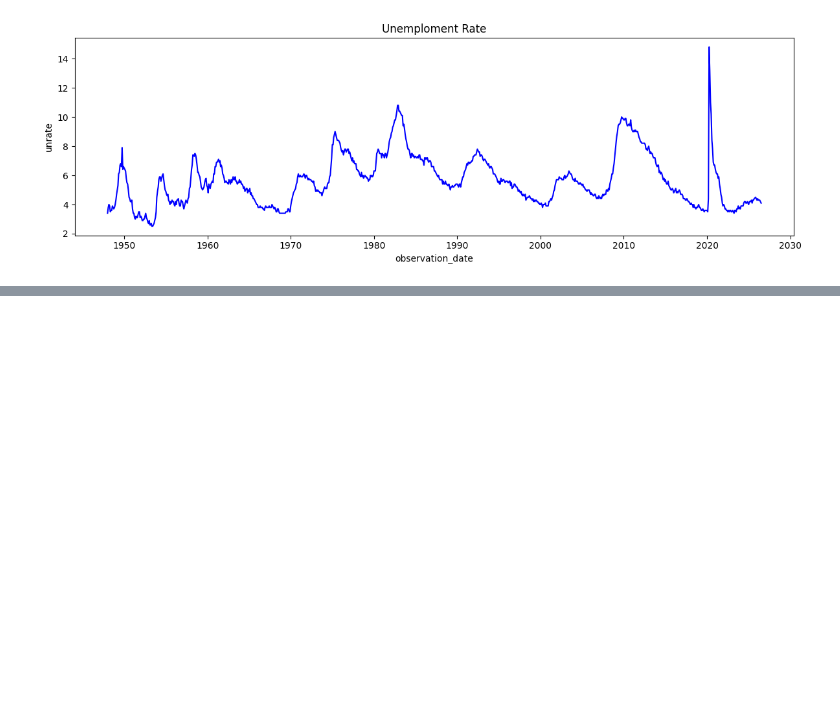
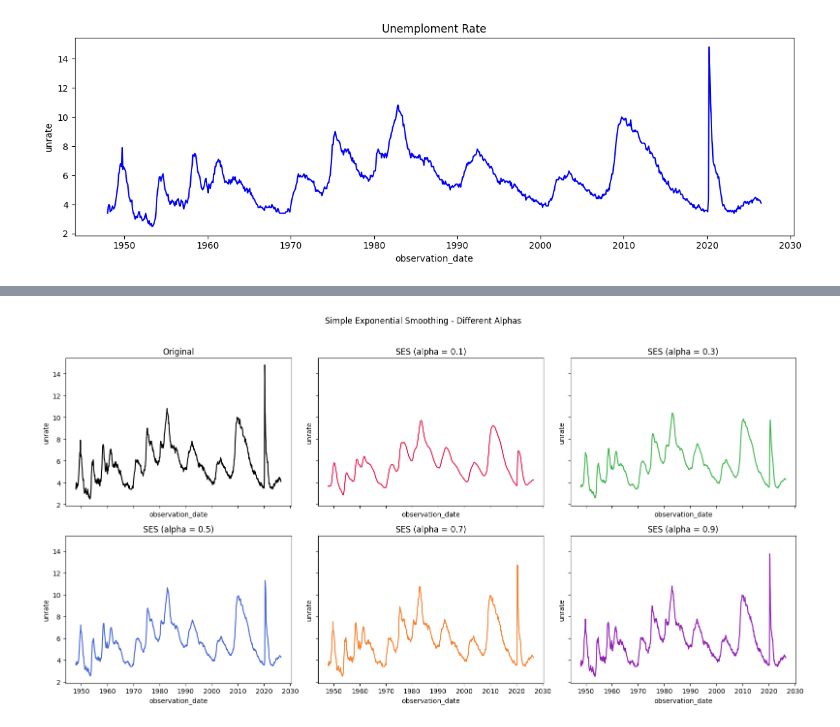
Before and after one commit to Amgad26/Time-Series, a Jupyter notebook: Code.ipynb, the cells around one changed output, grey strips where cells are left out. Saved outputs shown, nothing was run; the diff lists cells and outputs as text; code cells hidden in the pictures; blank space fills up the shorter version.

```diff
--- a/Code.ipynb
+++ b/Code.ipynb
@@ -124,0 +180,29 @@ plot_acf_pacf(dataset , "unrate")
+# %%
+alphas = [0.1, 0.3, 0.5, 0.7, 0.9]
+
+fig, axes = plt.subplots(2, 3, figsize=(16, 8), sharex=True, sharey=True)
+axes = axes.flatten()
+
+# First subplot: original series
+axes[0].plot(dataset["unrate"], color="black")
+axes[0].set_title("Original")
+
+colors = ["#e6194B", "#3cb44b", "#4363d8", "#f58231", "#911eb4"]
+
+for ax, alpha, color in zip(axes[1:], alphas, colors):
+    ses_model = SimpleExpSmoothing(dataset["unrate"], initialization_method="estimated")
+    ses_fit = ses_model.fit(smoothing_level=alpha, optimized=False)
+    ses_smoothed = ses_fit.fittedvalues
+
+    ax.plot(ses_smoothed, color=color)
+    ax.set_title(f"SES (alpha = {alpha})")
+
+for ax in axes:
+    ax.set_xlabel(dataset.index.name if dataset.index.name else "Date")
+    ax.set_ylabel("unrate")
+
+fig.suptitle("Simple Exponential Smoothing - Different Alphas", y=1.02)
+plt.tight_layout()
+plt.show()
+# %% [output]
+[figure, added]
```
Also changed, not shown: parts of 9 cells of this notebook.
